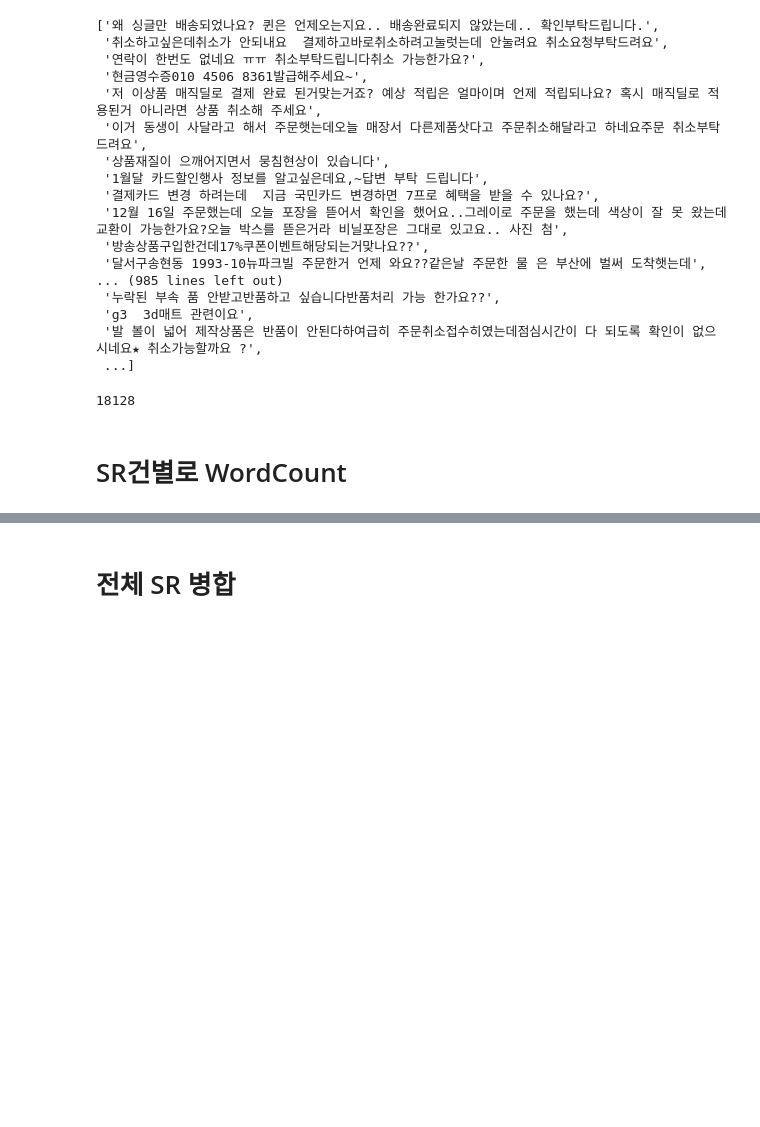
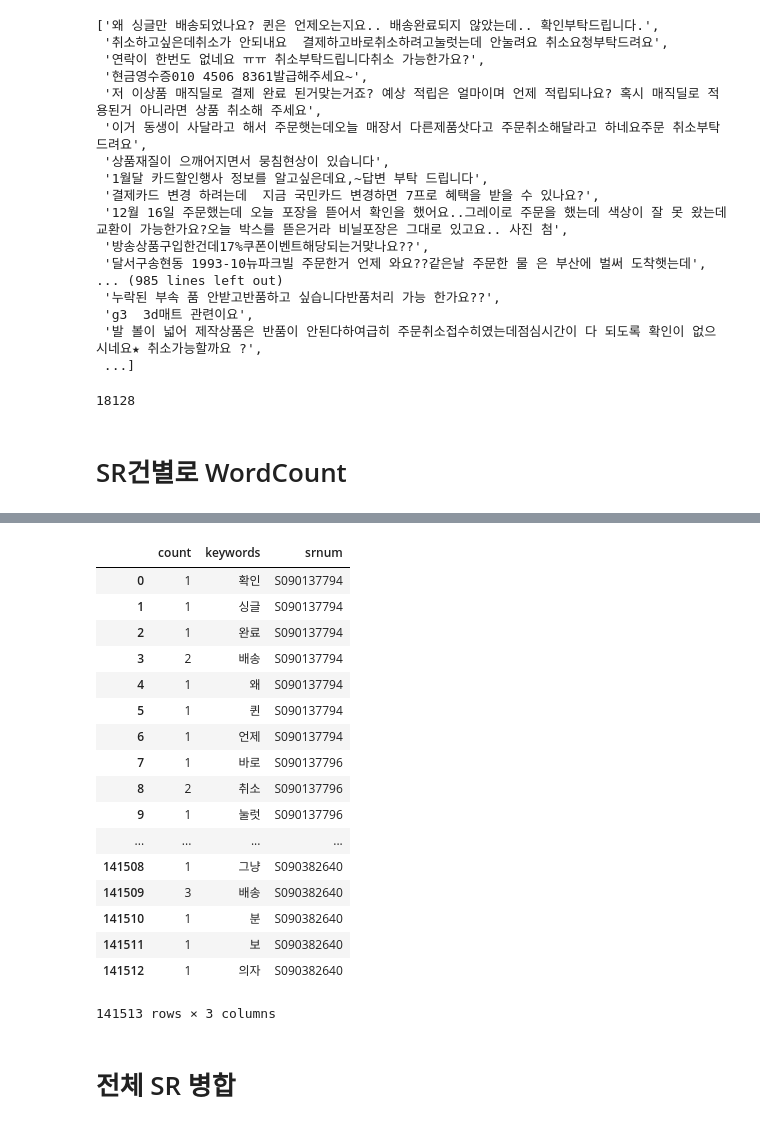
Before and after one commit to neep305/python-data-analysis, a Jupyter notebook: sr_data_analysis_outerjoin.ipynb, the cells around one changed output, grey strips where cells are left out. Cells and saved outputs as stored; diff of their text form; code cells hidden in the pictures; blank space fills up the shorter version.

Commit message:
modified sr_data

```diff
--- a/sr_data_analysis_outerjoin.ipynb
+++ b/sr_data_analysis_outerjoin.ipynb
@@ -120,22 +125,3 @@ len(arrTemp)
 18128
 # %% [markdown]
 # SR건별로 WordCount
-# %%
-arrTotal = []
-arrTotalCnt = []
-
-for row in arrTemp:
-
-    row_nouns = t.nouns(row)
-    row_counter = Counter(row_nouns)
-    arrTempRow = []
-    arrTempCnt = []
-    for letter in row_counter:
-        #arrTempRow.append(letter + ":" + str(row_counter[letter]))
-        arrTempRow.append(letter)
-        arrTempCnt.append(str(row_counter[letter]))
-        #break;
-    completedRow = ','.join(arrTempRow)
-    completedCnt = ','.join(arrTempCnt)
-    arrTotal.append(completedRow)
-    arrTotalCnt.append(completedCnt)
@@ -315,0 +128,15 @@ df_sr_filter_reset
+# %%
+sr_temp_srnum = []
+sr_temp_contents = []
+sr_temp_keyword = []
+sr_temp_count = []
+
+for i in range(len(sr_num_list)):
+    row_nouns = t.nouns(srcontents[i])
+    row_counter = Counter(row_nouns)
+
+    for letter in row_counter:
+        sr_temp_srnum.append(sr_num_list[i])
+        sr_temp_contents.append(srcontents[i])
+        sr_temp_keyword.append(letter)
+        sr_temp_count.append(str(row_counter[letter]))
@@ -315,0 +147,3 @@ df_sr_filter_reset
+# %%
+sr_tot = {'srnum': sr_temp_srnum, 'keywords': sr_temp_keyword, 'count': sr_temp_count, 'contents':sr_temp_contents}
+sr_tot
@@ -316 +168,26 @@ df_sr_filter_reset
+# %%
+df_sr_tot = pd.DataFrame.from_dict(sr_tot)
+# %%
+#df_sr_tot_reorder = pd.DataFrame(df_sr_tot, columns={'srnum','contents','keywords','count'})
+pd.DataFrame(df_sr_tot, columns={'srnum','contents','keywords','count'})
+#df_sr_tot_reorder
+# %% [output]
+|  | count | keywords | srnum |
+| 0 | 1 | 확인 | S090137794 |
+| 1 | 1 | 싱글 | S090137794 |
+| 2 | 1 | 완료 | S090137794 |
+| 3 | 2 | 배송 | S090137794 |
+| 4 | 1 | 왜 | S090137794 |
+| 5 | 1 | 퀸 | S090137794 |
+| 6 | 1 | 언제 | S090137794 |
+| 7 | 1 | 바로 | S090137796 |
+| 8 | 2 | 취소 | S090137796 |
+| 9 | 1 | 눌럿 | S090137796 |
+| ... | ... | ... | ... |
+| 141508 | 1 | 그냥 | S090382640 |
+| 141509 | 3 | 배송 | S090382640 |
+| 141510 | 1 | 분 | S090382640 |
+| 141511 | 1 | 보 | S090382640 |
+| 141512 | 1 | 의자 | S090382640 |
+141513 rows × 3 columns
 # %%
```
Also changed, not shown: parts of 15 cells of this notebook.
